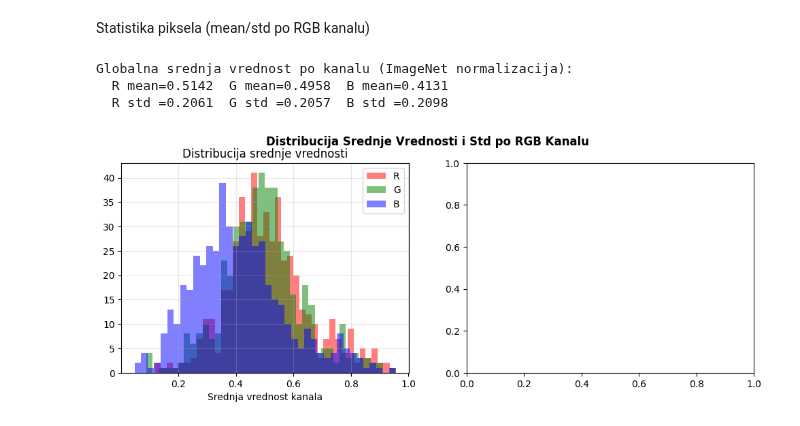
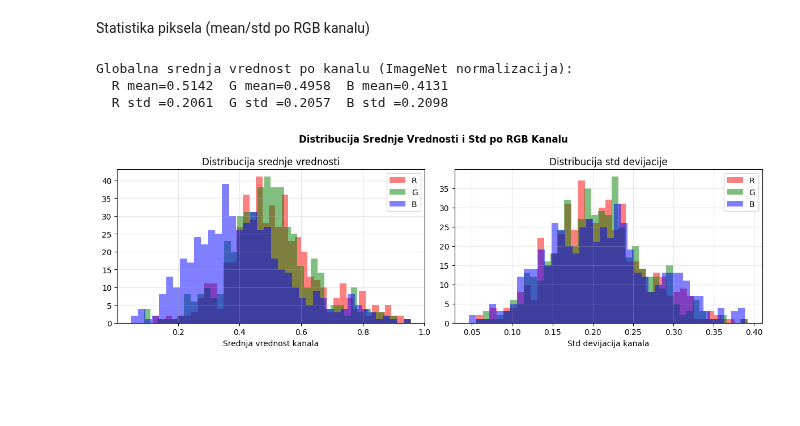
Before and after one commit to predrag002/Animals, a Jupyter notebook: analiza.ipynb, the cells around one changed output. Cells and saved outputs as stored; diff of their text form; code cells hidden in the pictures; blank space fills up the shorter version.

Commit message:
Dodavanje histograma za distribuciju std devijacije na 500 uzoraka

```diff
--- a/analiza.ipynb
+++ b/analiza.ipynb
@@ -235,31 +235,42 @@ r_stds,  g_stds,  b_stds  = [], [], []
 
 for path in sample_paths:
     try:
         img = np.array(Image.open(path).convert('RGB').resize((64, 64))) / 255.0
         r_means.append(img[:,:,0].mean())
         g_means.append(img[:,:,1].mean())
         b_means.append(img[:,:,2].mean())
         r_stds.append(img[:,:,0].std())
         g_stds.append(img[:,:,1].std())
         b_stds.append(img[:,:,2].std())
     except:
         pass
 
 print('Globalna srednja vrednost po kanalu (ImageNet normalizacija):')
 print(f'  R mean={np.mean(r_means):.4f}  G mean={np.mean(g_means):.4f}  B mean={np.mean(b_means):.4f}')
 print(f'  R std ={np.mean(r_stds):.4f}  G std ={np.mean(g_stds):.4f}  B std ={np.mean(b_stds):.4f}')
 
 fig, axes = plt.subplots(1, 2, figsize=(12, 4))
 fig.suptitle('Distribucija Srednje Vrednosti i Std po RGB Kanalu', fontsize=12, fontweight='bold')
 
 for vals, lbl, color in [(r_means,'R','red'),(g_means,'G','green'),(b_means,'B','blue')]:
     axes[0].hist(vals, bins=40, alpha=0.5, label=lbl, color=color)
 axes[0].set_title('Distribucija srednje vrednosti')
 axes[0].set_xlabel('Srednja vrednost kanala')
 axes[0].legend()
 axes[0].grid(alpha=0.3)
+
+for vals, lbl, color in [(r_stds,'R','red'),(g_stds,'G','green'),(b_stds,'B','blue')]:
+    axes[1].hist(vals, bins=40, alpha=0.5, label=lbl, color=color)
+axes[1].set_title('Distribucija std devijacije')
+axes[1].set_xlabel('Std devijacija kanala')
+axes[1].legend()
+axes[1].grid(alpha=0.3)
+
+plt.tight_layout()
+plt.savefig('eda_pixel_stats.png', dpi=120, bbox_inches='tight')
+plt.show()
 # %% [output]
 Globalna srednja vrednost po kanalu (ImageNet normalizacija):
   R mean=0.5142  G mean=0.4958  B mean=0.4131
   R std =0.2061  G std =0.2057  B std =0.2098
-[figure, old version]
+[figure, new version]
```
Also changed, not shown: 1 other file.
